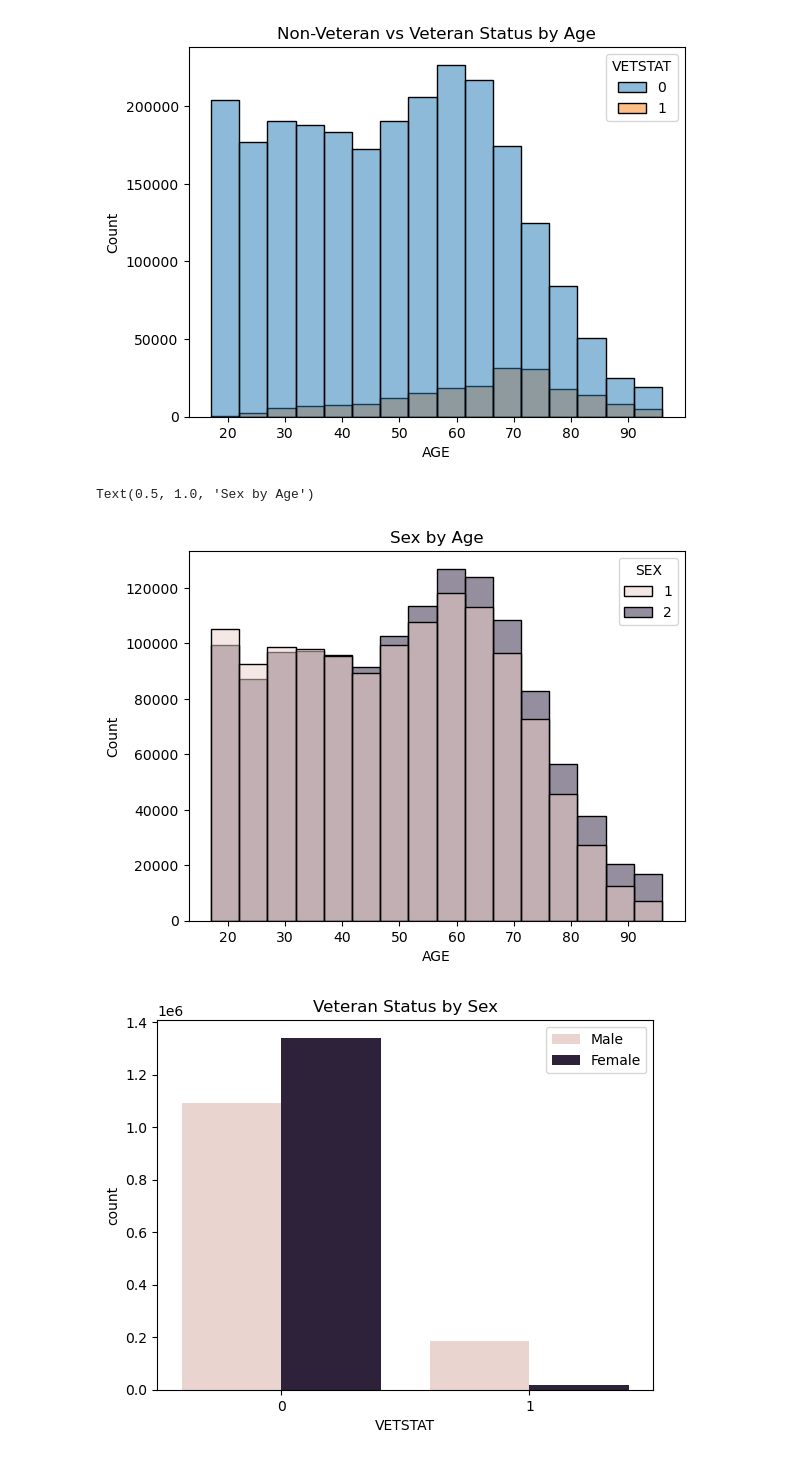
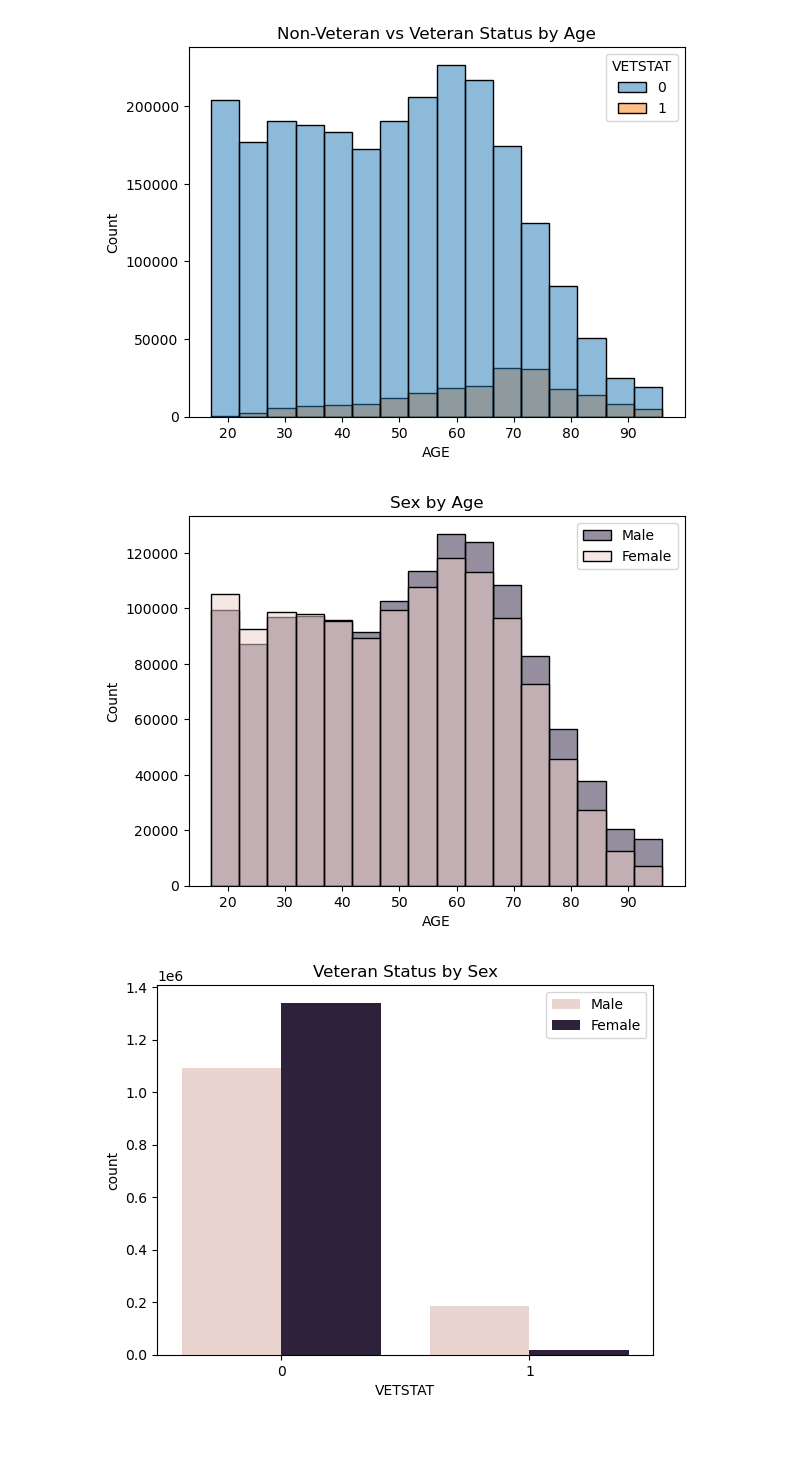
Before and after one commit to Fobertree/Econ220FinalProject, a Jupyter notebook: main.ipynb, the cells around one changed output. Drawn from its saved outputs; the diff is of its cells as text; code cells hidden in the pictures.

```diff
--- a/main.ipynb
+++ b/main.ipynb
@@ -368,10 +367,11 @@ sns.histplot(data=data, x='AGE',hue='VETSTAT',binwidth=5).set_title('Non-Veteran
 Text(0.5, 1.0, 'Non-Veteran vs Veteran Status by Age')
 [figure]
 # %%
-sns.histplot(data=data, x='AGE',hue='SEX',binwidth=5).set_title('Sex by Age')
+g = sns.histplot(data=data, x='AGE',hue='SEX',binwidth=5).set_title('Sex by Age')
+plt.legend(labels=["Male","Female"])
+plt.show(g)
 # %% [output]
-Text(0.5, 1.0, 'Sex by Age')
-[figure, old version]
+[figure, new version]
 # %%
 g = sns.countplot(data=data, x='VETSTAT',hue='SEX').set_title('Veteran Status by Sex')
 plt.legend(labels=["Male","Female"])
```
Also changed, not shown: parts of 1 cell of this notebook.
